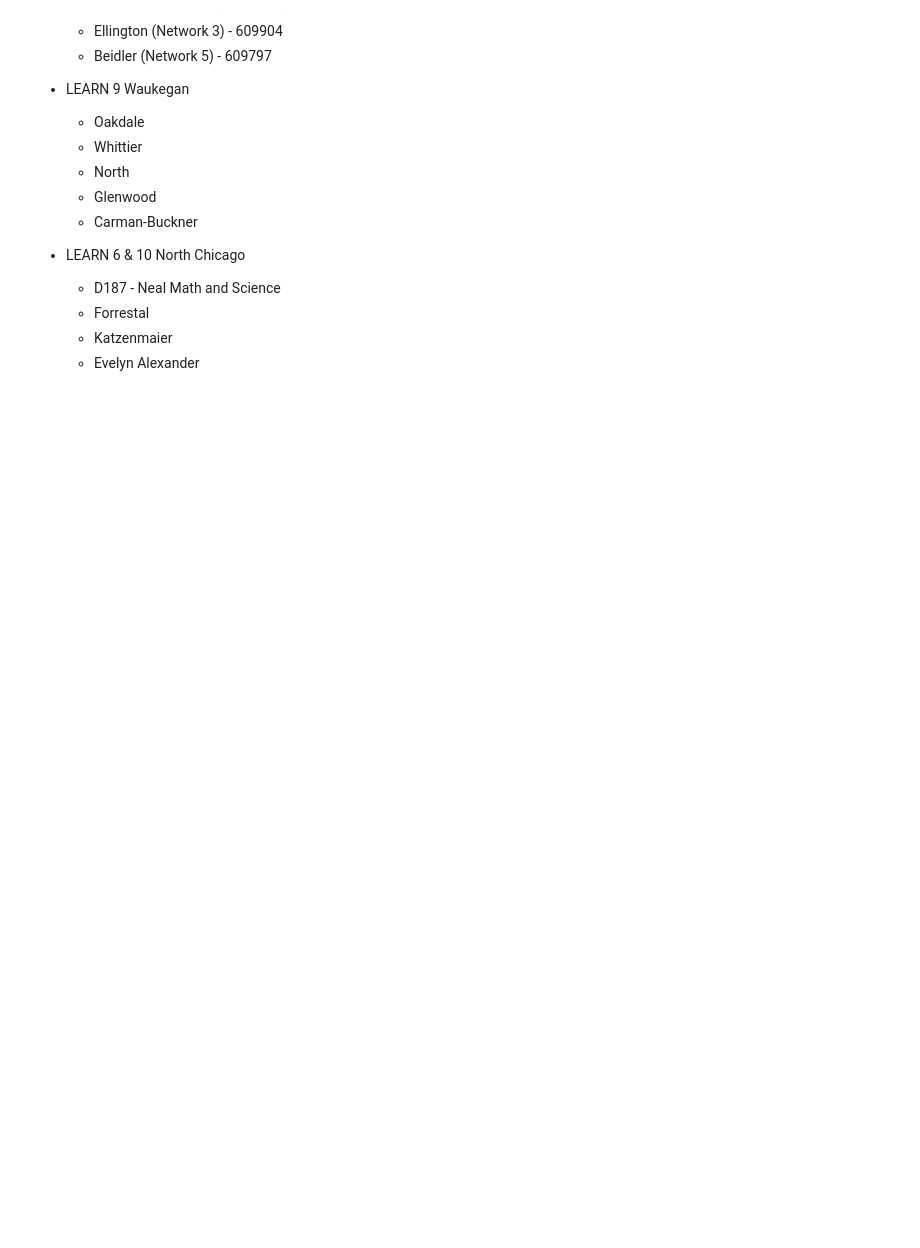
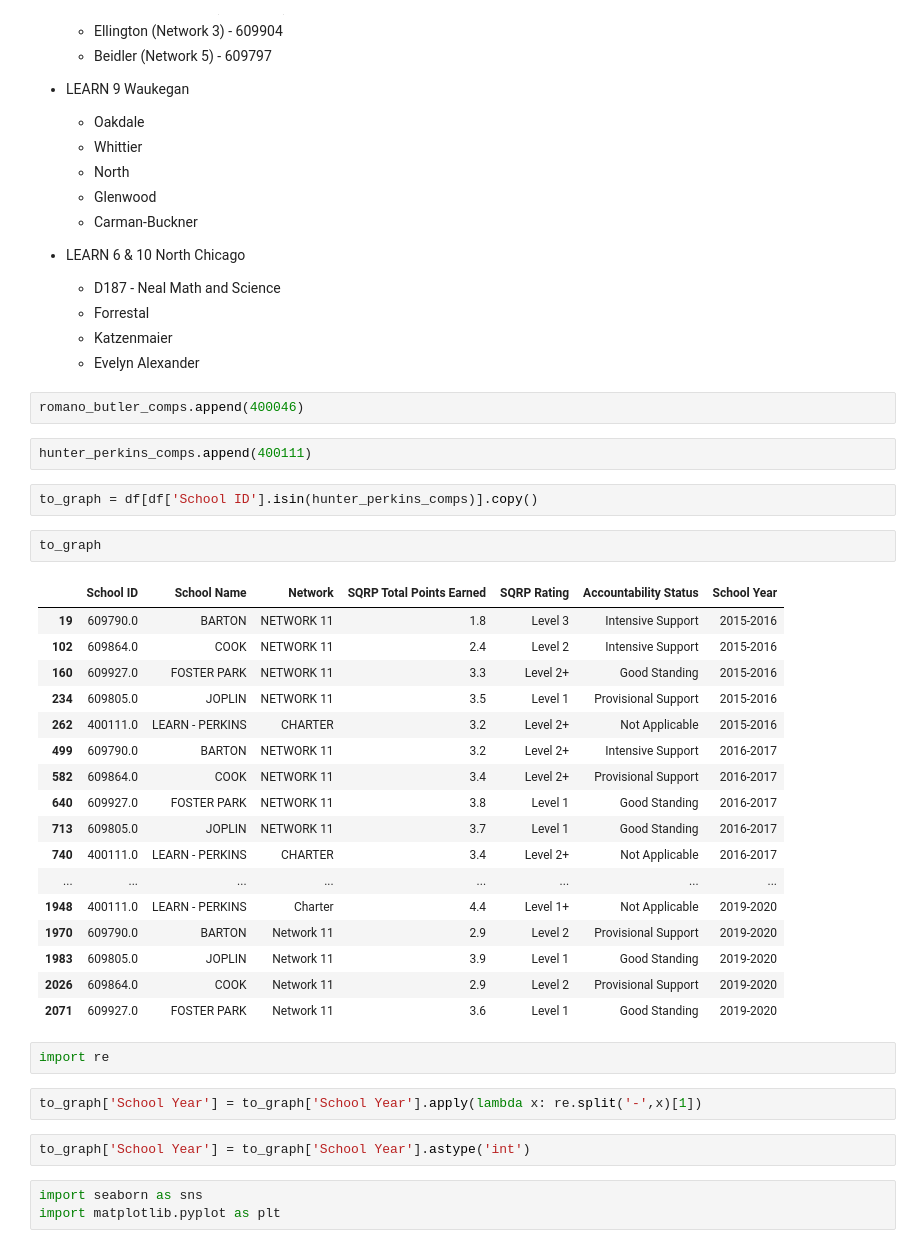
Before and after one commit to sronkowski/CPS_Report_Card, a Jupyter notebook: SQRP Ratings Preprocessing.ipynb, the cells around one changed output. Saved outputs shown, nothing was run; the diff lists cells and outputs as text; blank space fills up the shorter version.

```diff
--- a/SQRP Ratings Preprocessing.ipynb
+++ b/SQRP Ratings Preprocessing.ipynb
@@ -340,3 +341,38 @@ To generate the most accurate possible apples-to-apples comparison, we will comp
     - Forrestal
     - Katzenmaier
     - Evelyn Alexander
+# %%
+romano_butler_comps.append(400046)
+# %%
+hunter_perkins_comps.append(400111)
+# %%
+to_graph = df[df['School ID'].isin(hunter_perkins_comps)].copy()
+# %%
+to_graph
+# %% [output]
+|  | School ID | School Name | Network | SQRP Total Points Earned | SQRP Rating | Accountability Status | School Year |
+| 19 | 609790.0 | BARTON | NETWORK 11 | 1.8 | Level 3 | Intensive Support | 2015-2016 |
+| 102 | 609864.0 | COOK | NETWORK 11 | 2.4 | Level 2 | Intensive Support | 2015-2016 |
+| 160 | 609927.0 | FOSTER PARK | NETWORK 11 | 3.3 | Level 2+ | Good Standing | 2015-2016 |
+| 234 | 609805.0 | JOPLIN | NETWORK 11 | 3.5 | Level 1 | Provisional Support | 2015-2016 |
+| 262 | 400111.0 | LEARN - PERKINS | CHARTER | 3.2 | Level 2+ | Not Applicable | 2015-2016 |
+| 499 | 609790.0 | BARTON | NETWORK 11 | 3.2 | Level 2+ | Intensive Support | 2016-2017 |
+| 582 | 609864.0 | COOK | NETWORK 11 | 3.4 | Level 2+ | Provisional Support | 2016-2017 |
+| 640 | 609927.0 | FOSTER PARK | NETWORK 11 | 3.8 | Level 1 | Good Standing | 2016-2017 |
+| 713 | 609805.0 | JOPLIN | NETWORK 11 | 3.7 | Level 1 | Good Standing | 2016-2017 |
+| 740 | 400111.0 | LEARN - PERKINS | CHARTER | 3.4 | Level 2+ | Not Applicable | 2016-2017 |
+| ... | ... | ... | ... | ... | ... | ... | ... |
+| 1948 | 400111.0 | LEARN - PERKINS | Charter | 4.4 | Level 1+ | Not Applicable | 2019-2020 |
+| 1970 | 609790.0 | BARTON | Network 11 | 2.9 | Level 2 | Provisional Support | 2019-2020 |
+| 1983 | 609805.0 | JOPLIN | Network 11 | 3.9 | Level 1 | Good Standing | 2019-2020 |
+| 2026 | 609864.0 | COOK | Network 11 | 2.9 | Level 2 | Provisional Support | 2019-2020 |
+| 2071 | 609927.0 | FOSTER PARK | Network 11 | 3.6 | Level 1 | Good Standing | 2019-2020 |
+# %%
+import re
+# %%
+to_graph['School Year'] = to_graph['School Year'].apply(lambda x: re.split('-',x)[1])
+# %%
+to_graph['School Year'] = to_graph['School Year'].astype('int')
+# %%
+import seaborn as sns
+import matplotlib.pyplot as plt
```
Also changed, not shown: parts of 6 cells of this notebook, 1 other file.
